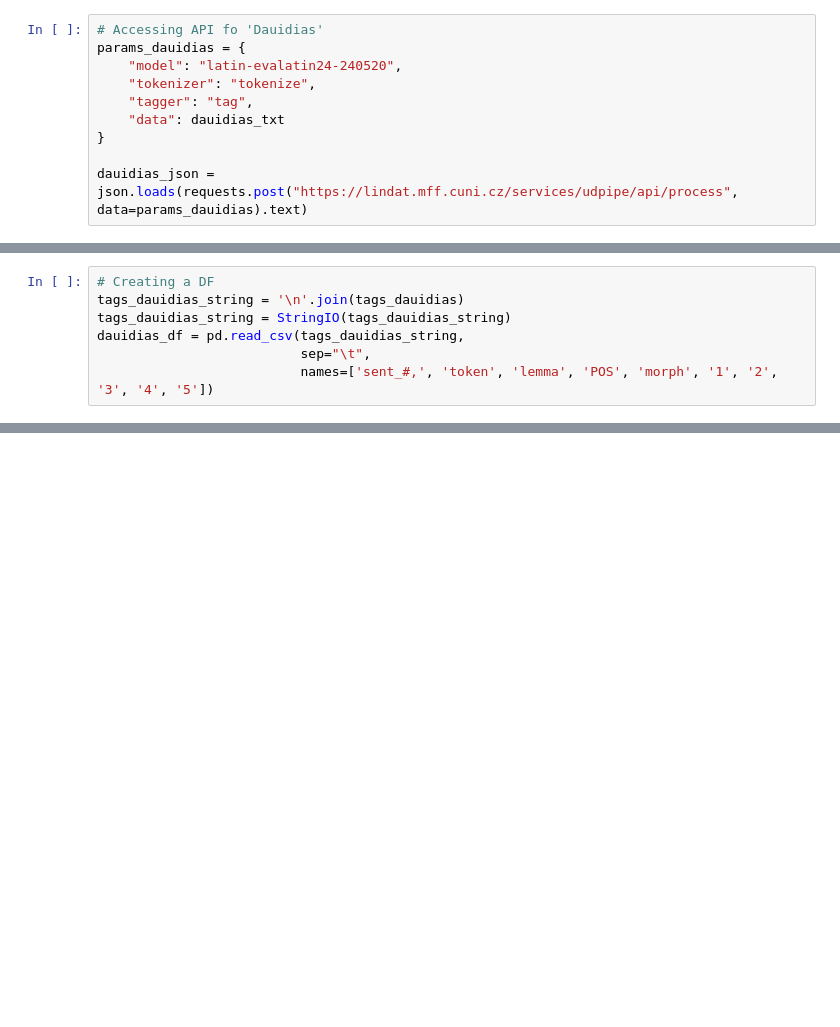
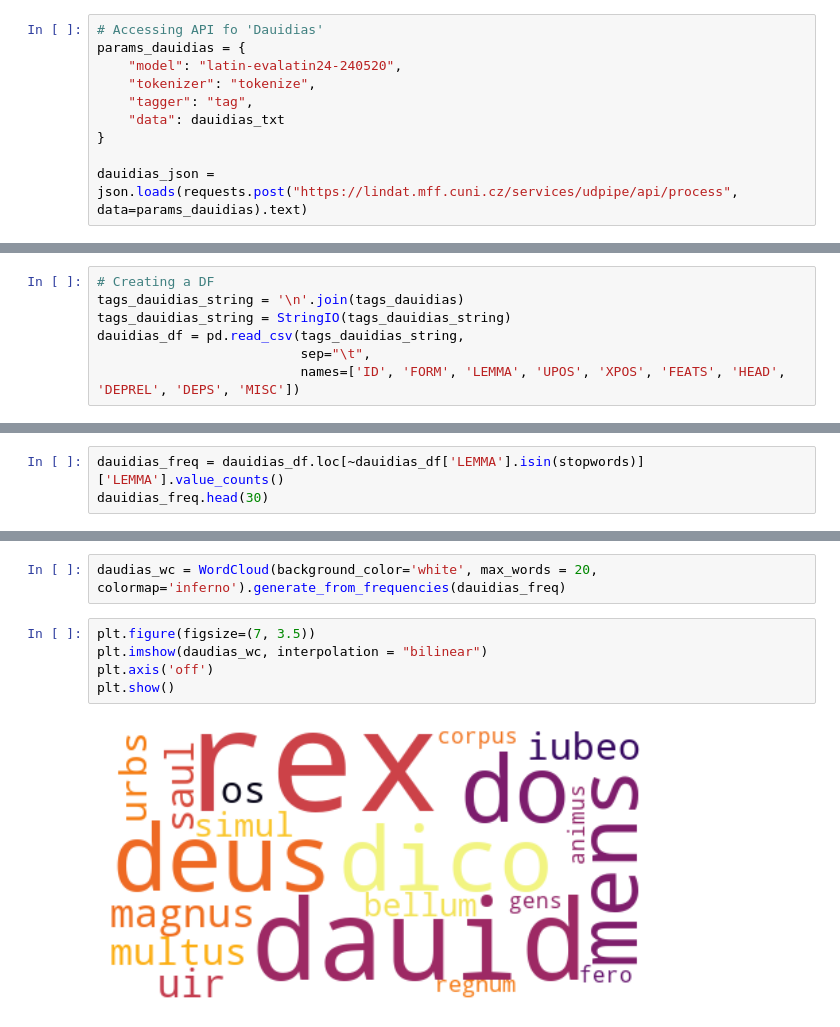
Before and after one commit to petar-soldo/croala-marulic, a Jupyter notebook: croala-marulus.ipynb, the cells around one changed output, grey strips where cells are left out. Drawn from its saved outputs; the diff is of its cells as text; blank space fills up the shorter version.

```diff
--- a/croala-marulus.ipynb
+++ b/croala-marulus.ipynb
@@ -958,4 +945,4 @@ tags_dauidias_string = '\n'.join(tags_dauidias)
 tags_dauidias_string = StringIO(tags_dauidias_string)
 dauidias_df = pd.read_csv(tags_dauidias_string,
                           sep="\t",
-                          names=['sent_#,', 'token', 'lemma', 'POS', 'morph', '1', '2', '3', '4', '5'])
+                          names=['ID', 'FORM', 'LEMMA', 'UPOS', 'XPOS', 'FEATS', 'HEAD', 'DEPREL', 'DEPS', 'MISC'])
@@ -968,0 +998,3 @@ While creating the *Dauidias* dataframe we ran in to some trouble reading certai
+# %%
+dauidias_freq = dauidias_df.loc[~dauidias_df['LEMMA'].isin(stopwords)]['LEMMA'].value_counts()
+dauidias_freq.head(30)
@@ -968,0 +1030,9 @@ While creating the *Dauidias* dataframe we ran in to some trouble reading certai
+# %%
+daudias_wc = WordCloud(background_color='white', max_words = 20, colormap='inferno').generate_from_frequencies(dauidias_freq)
+# %%
+plt.figure(figsize=(7, 3.5))
+plt.imshow(daudias_wc, interpolation = "bilinear")
+plt.axis('off')
+plt.show()
+# %% [output]
+[figure, added]
```
Also changed, not shown: parts of 39 cells of this notebook.
